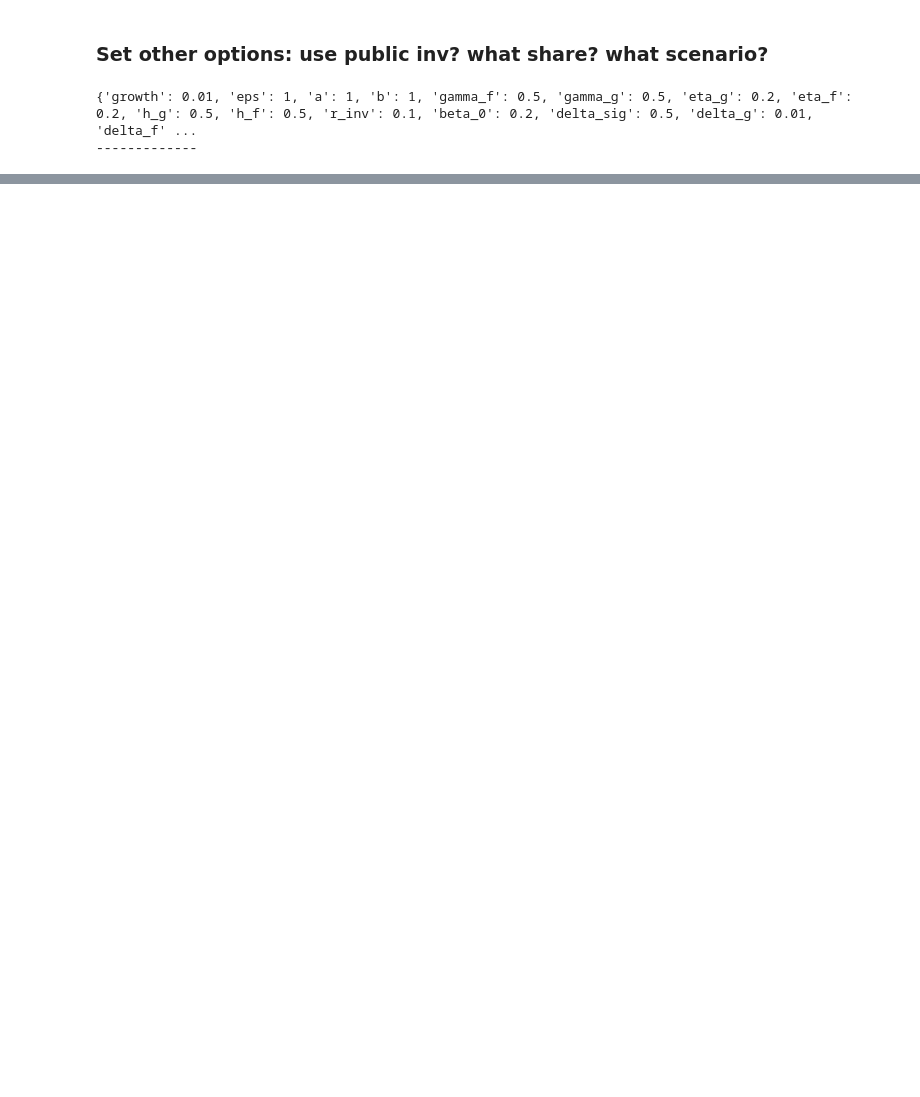
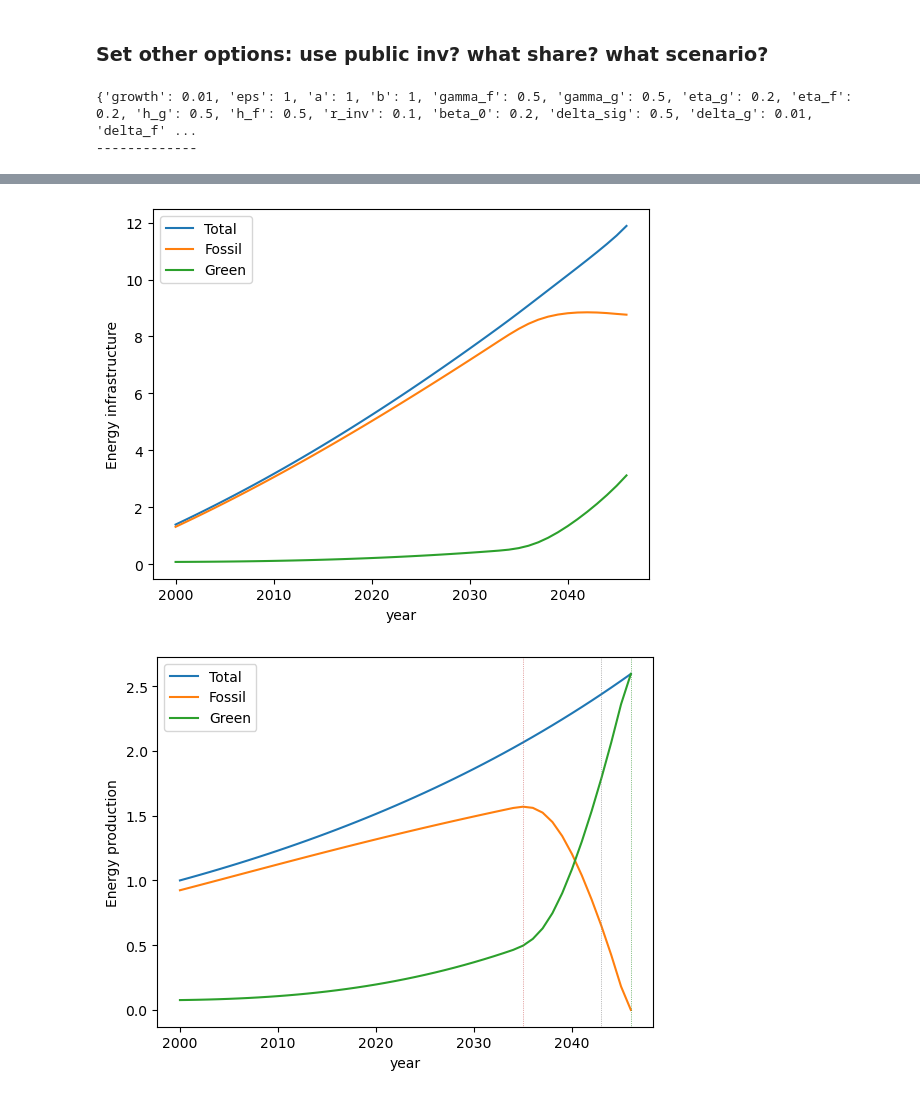
Before and after one commit to fedef17/Spectre, a Jupyter notebook: new_fit.ipynb, the cells around one changed output, grey strips where cells are left out. Drawn from its saved outputs; the diff is of its cells as text; code cells hidden in the pictures; blank space fills up the shorter version.

```diff
--- a/new_fit.ipynb
+++ b/new_fit.ipynb
@@ -64,0 +223,5 @@ result = dual_annealing(lef.cost_function, bounds = bounds, args = (parnames, pa
+# %%
+figs_obs = lef.plot_resu(resu_de, obs)
+# %% [output]
+[figure, added]
+[figure, added]
```
Also changed, not shown: parts of 86 cells of this notebook, 1 other file.
